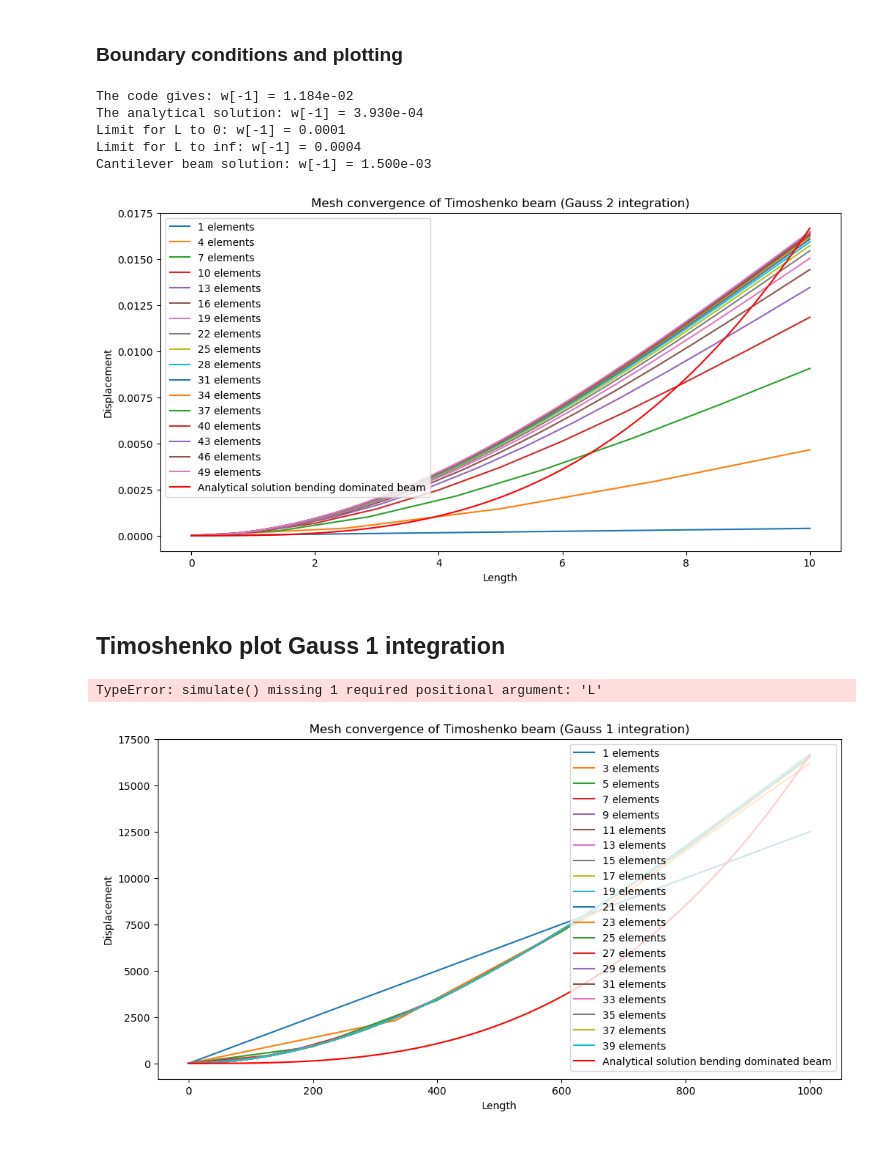
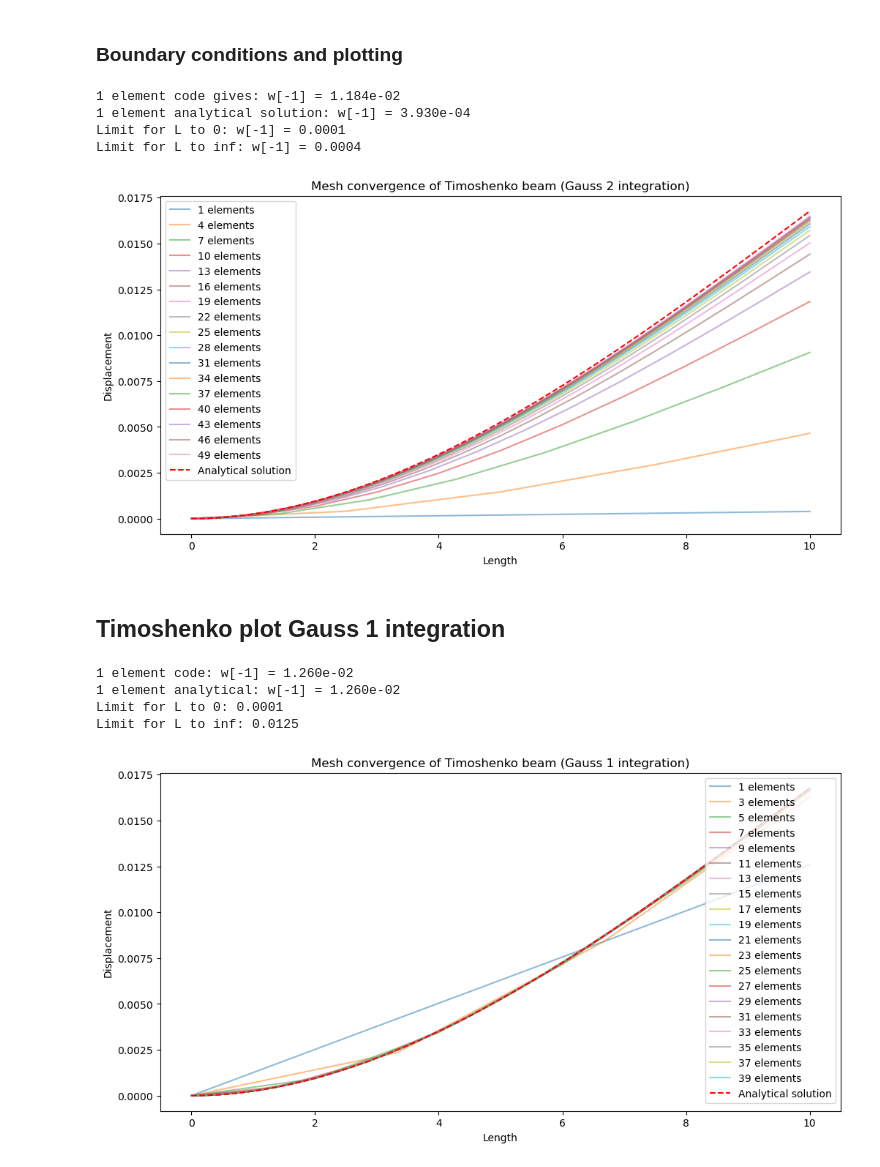
Before and after one commit to TeachBooks/mirror_computational_modelling, a Jupyter notebook: book/structural_linear/timoshenko.ipynb, the cells around one changed output. Saved outputs shown, nothing was run; the diff lists cells and outputs as text; code cells hidden in the pictures.

Commit message:
Update analytical solutions, plotting is correct for Gauss 1 and Gauss 2, Gauss 1 converges much faster when refining mesh, which is what we expect

```diff
--- a/book/structural_linear/timoshenko.ipynb
+++ b/book/structural_linear/timoshenko.ipynb
@@ -505,31 +505,28 @@ def simulate(n_element,L):
 
     return x, a
 # %%
-x, a = simulate(10)
+L = 10                 # Length
+x, a = simulate(10, L)
 
 # Separate theta and w values
 theta = a[0::2]         # Select every 1st value starting from index 0
 w = a[1::2]             # Select every 2nd value starting from index 1
-print(f'The code gives: w[-1] = {w[-1]:.3e}')
+print(f'1 element code gives: w[-1] = {w[-1]:.3e}')
 
-L = 10                 # Length
 EI = 2e4                # Bending stiffness
 GA_s = 1e5              # Shear stiffness
 f_y = 0                 # Distributed load
 T = 0                   # Applied moment
 F_y = 1
-print(f'The analytical solution: w[-1] = {F_y*(EI/L + GA_s*L/3)/(EI*GA_s/L**2 + GA_s**2/12):.3e}')
+print(f'1 element analytical solution: w[-1] = {F_y*(EI/L + GA_s*L/3)/(EI*GA_s/L**2 + GA_s**2/12):.3e}')
 
 print(f'Limit for L to 0: w[-1] = {F_y*L/GA_s}')
 print(f'Limit for L to inf: w[-1] = {4*F_y*L/GA_s}')
-
-print(f'Cantilever beam solution: w[-1] = {3*F_y*L/EI:.3e}')
 # %% [output]
-The code gives: w[-1] = 1.184e-02
-The analytical solution: w[-1] = 3.930e-04
+1 element code gives: w[-1] = 1.184e-02
+1 element analytical solution: w[-1] = 3.930e-04
 Limit for L to 0: w[-1] = 0.0001
 Limit for L to inf: w[-1] = 0.0004
-Cantilever beam solution: w[-1] = 1.500e-03
 # %%
 import numpy as np
 import matplotlib.pyplot as plt
@@ -539,23 +536,24 @@ plt.figure(figsize=(12,6))
 
 n = np.arange(1, number_elements+1, 3)
 for i in range(len(n)):
-    x, a = simulate(n[i])
+    x, a = simulate(n[i], L)
 
     # Separate theta and w values
     theta = a[0::2]  # Select every 1st value starting from index 0
     w = a[1::2]     # Select every 2nd value starting from index 1
-    plt.plot(x,w, label= f'{n[i]} elements')
+    plt.plot(x,w, label= f'{n[i]} elements', alpha=0.5)
 
-x = np.linspace(0,10,100)
-w_analytical = 1/3*F_y*x**3/EI
-plt.plot(x, w_analytical, label='Analytical solution bending dominated beam', c='r')
+x = np.linspace(0,L,100)
+w_analytical = - F_y * (x - L)/GA_s - F_y*x/(2*EI)*(L**2-x**2/3) + 1/3*F_y*L**3/EI
+w_ana = w_analytical[::-1]
+plt.plot(x, w_ana, label='Analytical solution', c='r', linestyle='--')
 
 plt.title('Mesh convergence of Timoshenko beam (Gauss 2 integration)')
 plt.xlabel('Length')
 plt.ylabel('Displacement')
 plt.legend(loc='best');
 # %% [output]
-[figure, old version]
+[figure, new version]
 # %% [markdown]
 ## Timoshenko plot Gauss 1 integration
 # %%
@@ -629,14 +627,14 @@ def get_element_force(T, F_y, f_y, dx):
 
     return f_e
 # %%
-x, a = simulate(1)
+L = 10                 # Length
+x, a = simulate(1, L)
 
 # Separate theta and w values
 theta = a[0::2]         # Select every 1st value starting from index 0
 w = a[1::2]             # Select every 2nd value starting from index 1
 print(f'1 element code: w[-1] = {w[-1]:.3e}')
 
-L = 10                 # Length
 EI = 2e4                # Bending stiffness
 GA_s = 1e5              # Shear stiffness
 f_y = 0                 # Distributed load
@@ -647,28 +645,32 @@ print(f'1 element analytical: w[-1] = {F_y*(EI/L + GA_s*L/4)/(EI*GA_s/L**2):.3e}
 print(f'Limit for L to 0: {F_y*L/GA_s}')
 print(f'Limit for L to inf: {F_y*L**3/(4*EI)}')
 # %% [output]
-TypeError: simulate() missing 1 required positional argument: 'L'
+1 element code: w[-1] = 1.260e-02
+1 element analytical: w[-1] = 1.260e-02
+Limit for L to 0: 0.0001
+Limit for L to inf: 0.0125
 # %%
-L=1000
+L=10
 number_elements = 40
 plt.figure(figsize=(12,6))
 
 n = np.arange(1, number_elements+1, 2)
 for i in range(len(n)):
     x, a = simulate(n[i],L)
 
     # Separate theta and w values
     theta = a[0::2]  # Select every 1st value starting from index 0
     w = a[1::2]     # Select every 2nd value starting from index 1
-    plt.plot(x,w, label= f'{n[i]} elements')
+    plt.plot(x,w, label= f'{n[i]} elements', alpha=0.5)
 
 x = np.linspace(0,L,100)
-w_analytical = 1/3*F_y*x**3/EI
-plt.plot(x, w_analytical, label='Analytical solution bending dominated beam', c='r')
+w_analytical = - F_y * (x - L)/GA_s - F_y*x/(2*EI)*(L**2-x**2/3) + 1/3*F_y*L**3/EI
+w_ana = w_analytical[::-1]
+plt.plot(x, w_ana, label='Analytical solution', c='r', linestyle='--')
 
 plt.title('Mesh convergence of Timoshenko beam (Gauss 1 integration)')
 plt.xlabel('Length')
 plt.ylabel('Displacement')
 plt.legend(loc='best');
 # %% [output]
-[figure, old version]
+[figure, new version]
```
Also changed, not shown: parts of 1 cell of this notebook.
